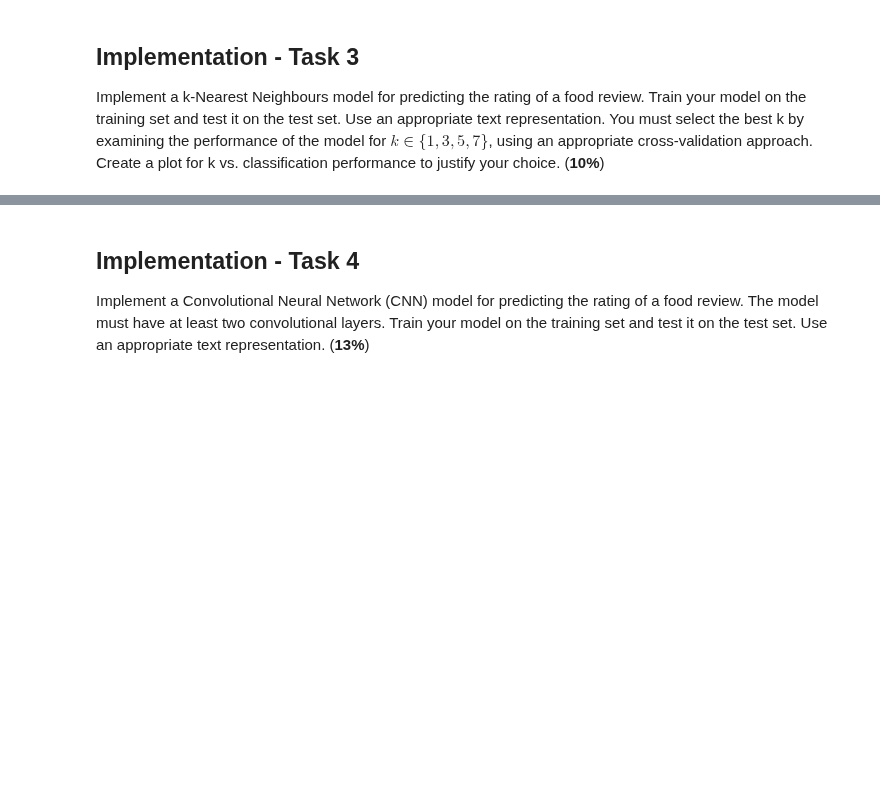
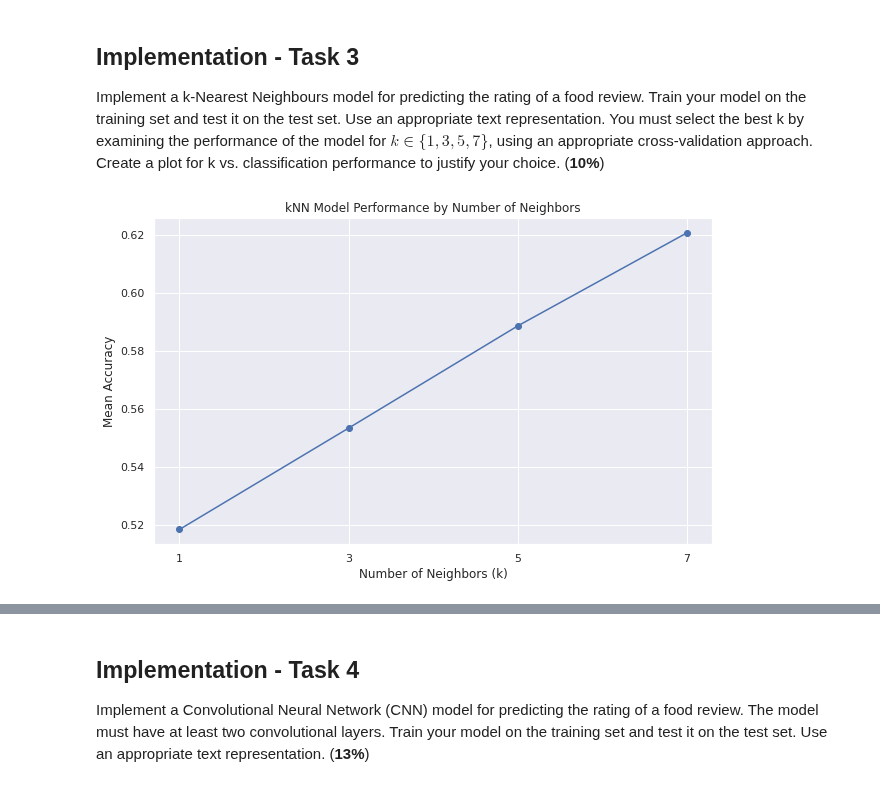
Before and after one commit to alasdair-breasley/tmla-assignment, a Jupyter notebook: TMLA_Assignment.ipynb, the cells around one changed output, grey strips where cells are left out. Drawn from its saved outputs; the diff is of its cells as text; code cells hidden in the pictures; blank space fills up the shorter version.

```diff
--- a/TMLA_Assignment.ipynb
+++ b/TMLA_Assignment.ipynb
@@ -251,5 +260,31 @@ weighted avg       0.50      0.64      0.50      7500
 # %% [markdown]
 ## Implementation - Task 3
 Implement a k-Nearest Neighbours model for predicting the rating of a food review. Train your model on the training set and test it on the test set. Use an appropriate text representation. You must select the best k by examining the performance of the model for $k \in \{1,3,5,7\}$, using an appropriate cross-validation approach. Create a plot for k vs. classification performance to justify your choice. (**10%**)
+# %%
+# Values of k to test
+k_values = [1, 3, 5, 7]
+
+mean_accuracies = []
+
+for k in k_values:
+
+    knn_model = make_pipeline(TfidfVectorizer(), KNeighborsClassifier(n_neighbors=k))
+
+    scores = cross_val_score(knn_model, train_data, train_labels, cv = 5, scoring = "accuracy")
+
+    mean_accuracy = scores.mean()
+
+    mean_accuracies.append(mean_accuracy)
+
+plt.figure(figsize = (10, 6))
+plt.plot(k_values, mean_accuracies, marker = "o", linestyle = "-", color = "b")
+plt.title("kNN Model Performance by Number of Neighbors")
+plt.xlabel("Number of Neighbors (k)")
+plt.ylabel("Mean Accuracy")
+plt.xticks(k_values)
+plt.grid(True)
+plt.show()
+# %% [output]
+[figure, added]
 # %%
 # k Nearest Neighbour model - input is converted to TF-IDF vectors and then kNN is used
```
Also changed, not shown: parts of 6 cells of this notebook.
